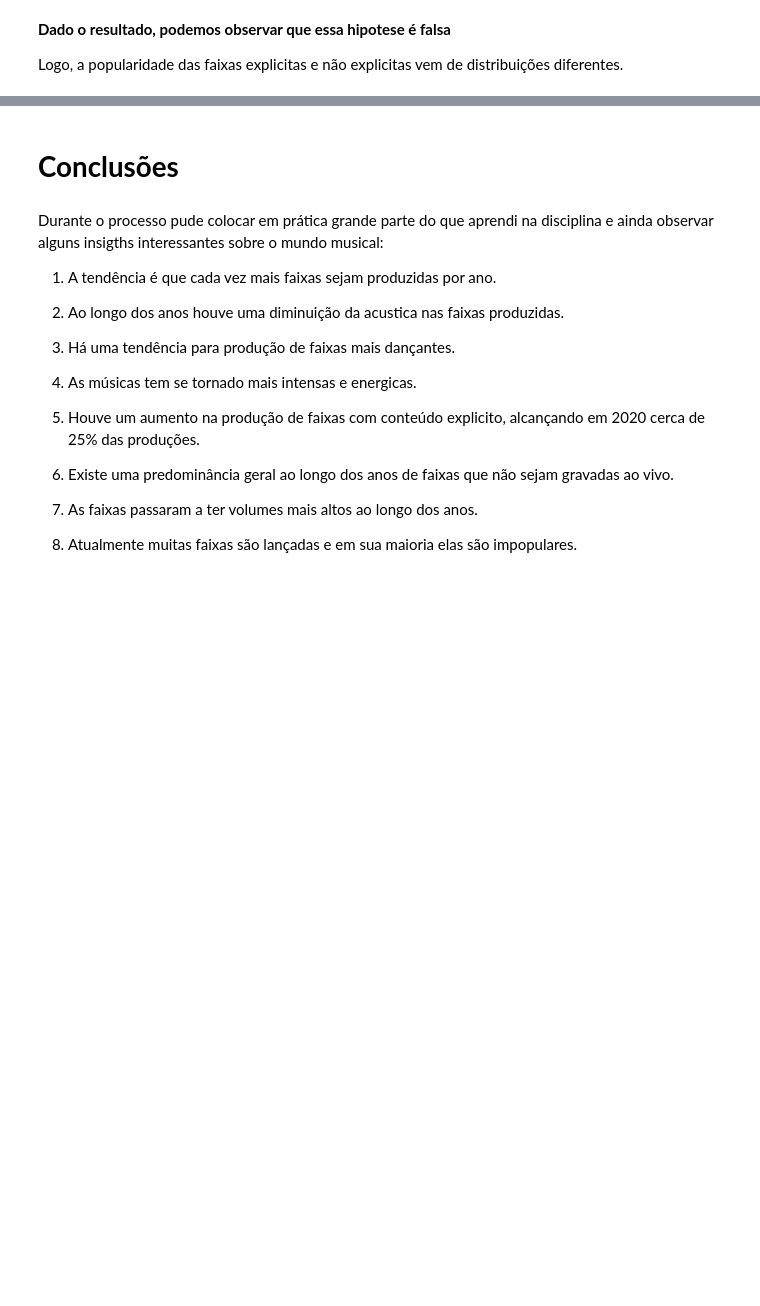
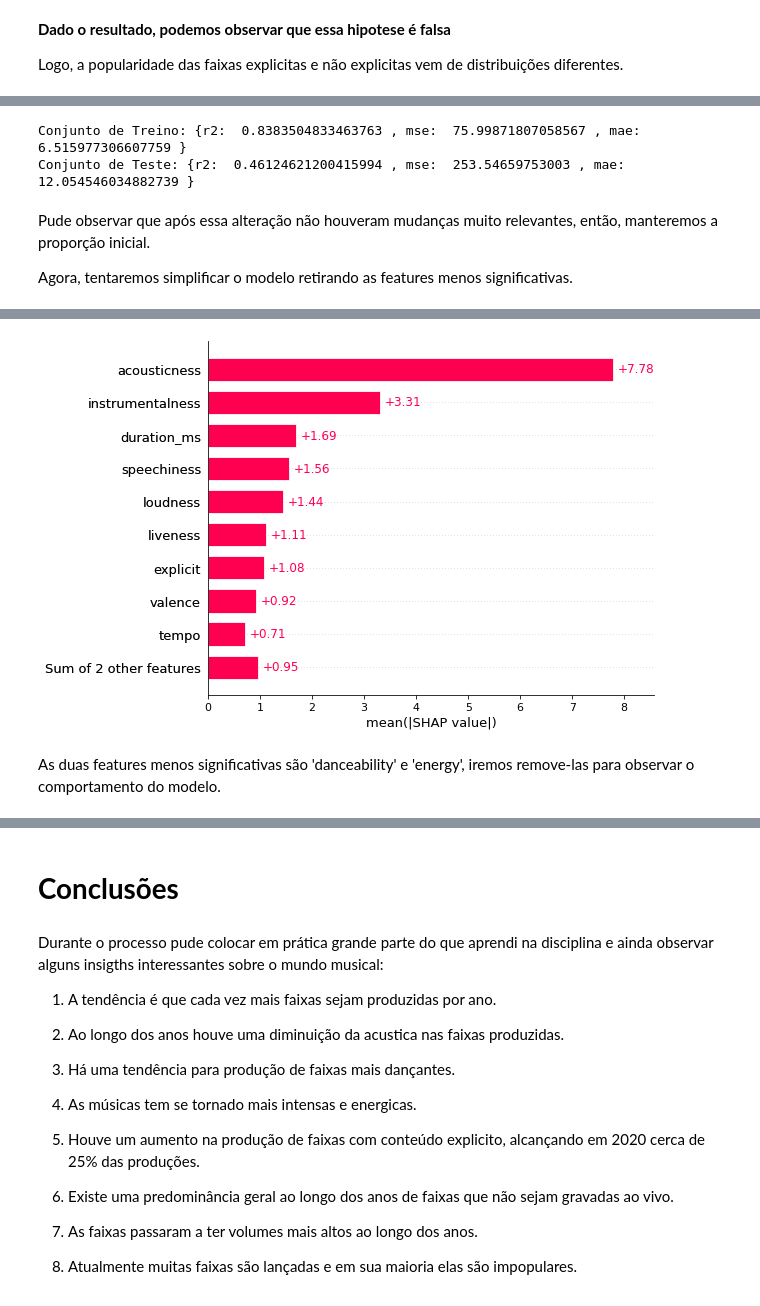
Before and after one commit to Acesarsilva/Spotify_Data_Analysis, a Jupyter notebook: Spotify_Data_Analysis.ipynb, the cells around one changed output, grey strips where cells are left out. Cells and saved outputs as stored; diff of their text form; code cells hidden in the pictures; blank space fills up the shorter version.

```diff
--- a/Spotify_Data_Analysis.ipynb
+++ b/Spotify_Data_Analysis.ipynb
@@ -1322,0 +1846,4 @@ Logo, a popularidade das faixas explicitas e não explicitas vem de distribuiç
+# %%
+udft_variables = ['acousticness', 'danceability', 'energy', 'instrumentalness', 'liveness', 'speechiness', 'valence', 'explicit', 'tempo','loudness', 'duration_ms']
+X_udft = spotify[udft_variables]
+X_udft_train, X_udft_test, y_udft_train, y_udft_test = train_test_split(X_udft, y, test_size=0.4, random_state=1)
@@ -1322,0 +1873,3 @@ Logo, a popularidade das faixas explicitas e não explicitas vem de distribuiç
+# %%
+#Atualizando Features
+variables = udft_variables
@@ -1322,0 +1880,4 @@ Logo, a popularidade das faixas explicitas e não explicitas vem de distribuiç
+# %%
+X = spotify[variables]
+y = spotify['popularity']
+X_train, X_test, y_train, y_test = train_test_split(X, y, test_size=0.2, random_state=1)
@@ -1322,0 +1895,20 @@ Logo, a popularidade das faixas explicitas e não explicitas vem de distribuiç
+# %%
+#Conjunto de Treino
+rforest_train_predict = rforest.predict(X_train)
+print('Conjunto de Treino: {r2: ', r2_score(y_train, rforest_train_predict), ', mse: ', mean_squared_error(y_train, rforest_train_predict), ', mae: ', mean_absolute_error(y_train, rforest_train_predict), '}')
+#Conjunto de Teste
+rforest_test_predict = rforest.predict(X_test)
+print('Conjunto de Teste: {r2: ', r2_score(y_test, rforest_test_predict), ', mse: ', mean_squared_error(y_test, rforest_test_predict), ', mae: ', mean_absolute_error(y_test, rforest_test_predict), '}')
+# %% [output]
+Conjunto de Treino: {r2:  0.8383504833463763 , mse:  75.99871807058567 , mae:  6.515977306607759 }
+Conjunto de Teste: {r2:  0.46124621200415994 , mse:  253.54659753003 , mae:  12.054546034882739 }
+# %% [markdown]
+Pude observar que após essa alteração não houveram mudanças muito relevantes, então, manteremos a proporção inicial.
+
+Agora, tentaremos simplificar o modelo retirando as features menos significativas.
+# %%
+model = xgboost.XGBRegressor().fit(X,y)
+explainer = shap.Explainer(model)
+shap_values = explainer(X)
+shap.plots.bar(shap.Explanation(feature_names= variables,values=shap_values))
+# %% [output]
@@ -1322,0 +1916,3 @@ Logo, a popularidade das faixas explicitas e não explicitas vem de distribuiç
+[figure, added]
+# %% [markdown]
+As duas features menos significativas são 'danceability' e 'energy', iremos remove-las para observar o comportamento do modelo.
```
Also changed, not shown: parts of 133 cells of this notebook.
